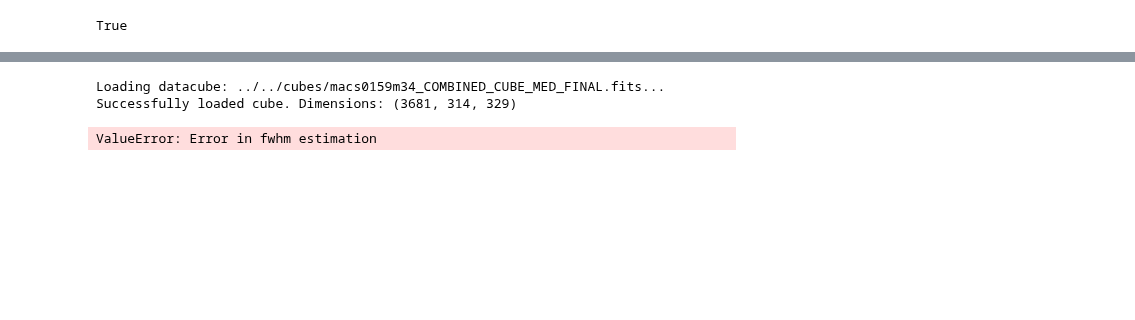
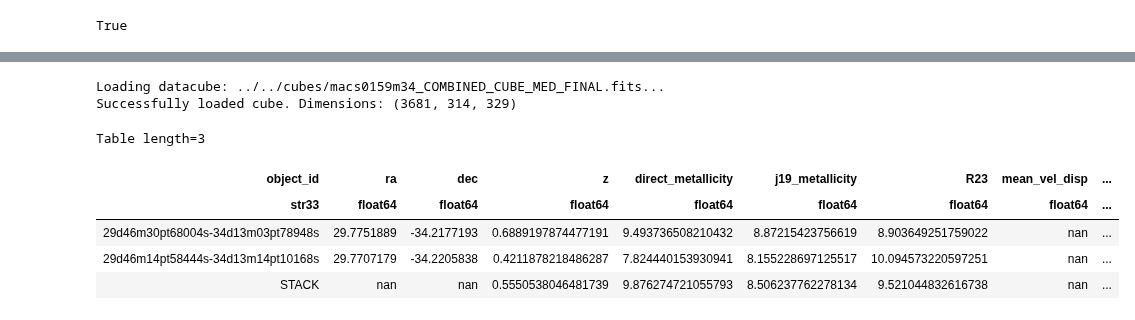
Before and after one commit to 0hardytom/eelgs, a Jupyter notebook: notebooks/week4/ifu_tools_devwk4.ipynb, the cells around one changed output, grey strips where cells are left out. Drawn from its saved outputs; the diff is of its cells as text; code cells hidden in the pictures; blank space fills up the shorter version.

```diff
--- a/notebooks/week4/ifu_tools_devwk4.ipynb
+++ b/notebooks/week4/ifu_tools_devwk4.ipynb
@@ -583,11 +598,14 @@ Table length=11
 # %%
 CUBE_PATH2 = '../../cubes/macs0159m34_COMBINED_CUBE_MED_FINAL.fits'
 test2 = museCube(path=CUBE_PATH2)
-# test.pick_target(COORDS,Z_GUESS,RADIUS_ARCSEC)
-# spec = test.extract_spectrum(COORDS.ra.deg,COORDS.dec.deg, 0.6)
-test.process_multiple_ds9('MACS_coords.csv')
-test.ex_table
+test2.process_multiple_ds9('MACS_coords.csv')
+test2.ex_table
 # %% [output]
 Loading datacube: ../../cubes/macs0159m34_COMBINED_CUBE_MED_FINAL.fits...
 Successfully loaded cube. Dimensions: (3681, 314, 329)
-ValueError: Error in fwhm estimation
+Table length=3
+| object_id | ra | dec | z | direct_metallicity | j19_metallicity | R23 | mean_vel_disp | ... |
+| str33 | float64 | float64 | float64 | float64 | float64 | float64 | float64 | ... |
+| 29d46m30pt68004s-34d13m03pt78948s | 29.7751889 | -34.2177193 | 0.6889197874477191 | 9.493736508210432 | 8.87215423756619 | 8.903649251759022 | nan | ... |
+| 29d46m14pt58444s-34d13m14pt10168s | 29.7707179 | -34.2205838 | 0.4211878218486287 | 7.824440153930941 | 8.155228697125517 | 10.094573220597251 | nan | ... |
+| STACK | nan | nan | 0.5550538046481739 | 9.876274721055793 | 8.506237762278134 | 9.521044832616738 | nan | ... |
```
Also changed, not shown: parts of 2 cells of this notebook, 5 other files.
